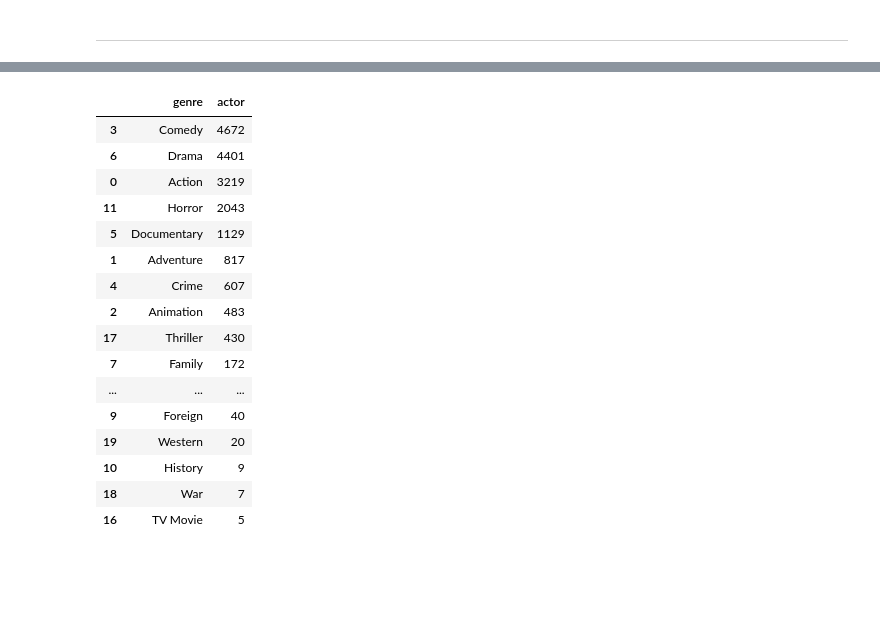
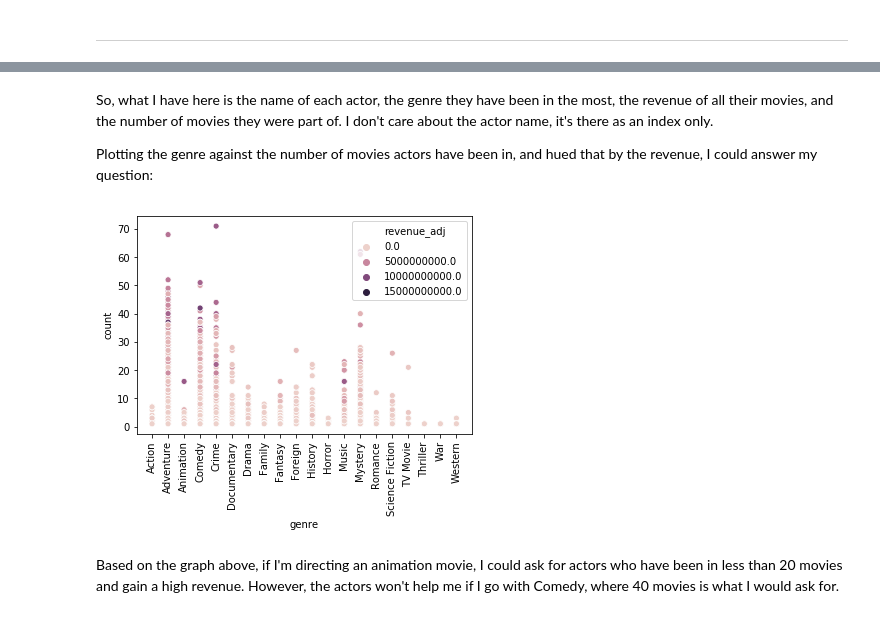
Before and after one commit to cenrak/udacity-dand, a Jupyter notebook: project2/project2.ipynb, the cells around one changed output, grey strips where cells are left out. Drawn from its saved outputs; the diff is of its cells as text; code cells hidden in the pictures; blank space fills up the shorter version.

```diff
--- a/project2/project2.ipynb
+++ b/project2/project2.ipynb
@@ -429,0 +453,9 @@ df_test = df_clean.copy().reset_index()
+# %%
+grouped_actor = test.groupby('actor').sum()
+revenue_per_actor = grouped_actor[['revenue_adj']]
+genre_per_actor = grouped_actor.drop('revenue_adj', axis=1).idxmax(axis=1).to_frame().rename(columns={0: 'genre'})
+movies_per_actor = test.groupby('actor')['revenue_adj'].count().to_frame().rename(columns={'revenue_adj': 'count'})
+# %%
+# The merging
+df = genre_per_actor.merge(revenue_per_actor, left_on='actor', right_on='actor')
+df = df.merge(movies_per_actor, left_on='actor', right_on='actor')
@@ -430 +472,12 @@ df_test = df_clean.copy().reset_index()
+# %% [markdown]
+So, what I have here is the name of each actor, the genre they have been in the most, the revenue of all their movies, and the number of movies they were part of. I don't care about the actor name, it's there as an index only.
+
+Plotting the genre against the number of movies actors have been in, and hued that by the revenue, I could answer my question:
+# %%
+g = sns.scatterplot(x='genre', y='count', hue='revenue_adj', data=df)
+g.set_xticklabels(rotation=90, labels=list_of_genres);
+# %% [output]
+[figure, added]
+# %% [markdown]
+Based on the graph above, if I'm directing an animation movie, I could ask for actors who have been in less than 20 movies and gain a high revenue. However, the actors won't help me if I go with Comedy, where 40 movies is what I would ask for.
 # %%
@@ -445,20 +502,0 @@ z = test.groupby('actor') \
-# %%
-z
-# %% [output]
-|  | genre | actor |
-| 3 | Comedy | 4672 |
-| 6 | Drama | 4401 |
-| 0 | Action | 3219 |
-| 11 | Horror | 2043 |
-| 5 | Documentary | 1129 |
-| 1 | Adventure | 817 |
-| 4 | Crime | 607 |
-| 2 | Animation | 483 |
-| 17 | Thriller | 430 |
-| 7 | Family | 172 |
-| ... | ... | ... |
-| 9 | Foreign | 40 |
-| 19 | Western | 20 |
-| 10 | History | 9 |
-| 18 | War | 7 |
-| 16 | TV Movie | 5 |
```
Also changed, not shown: parts of 16 cells of this notebook, 1 other file.
